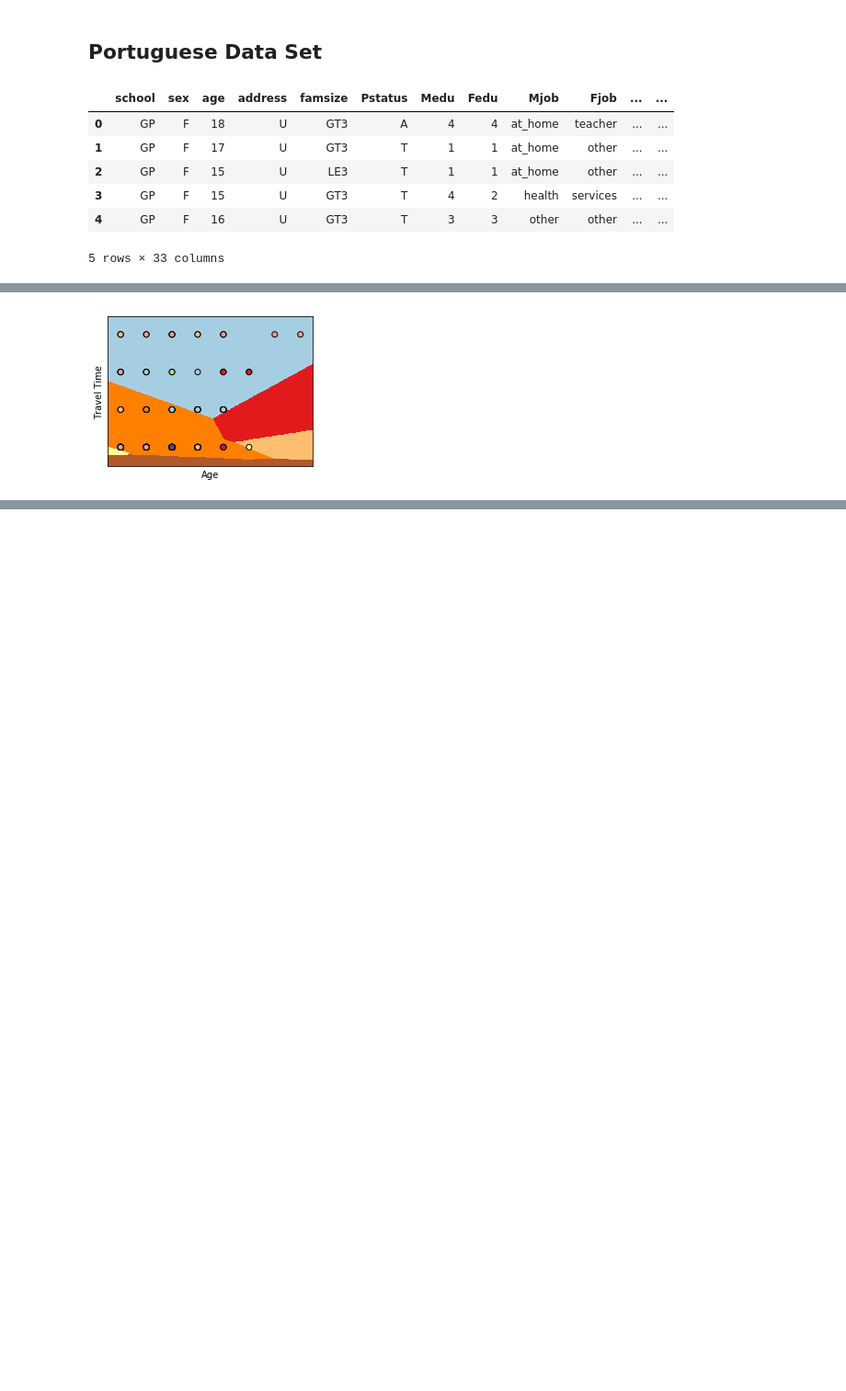
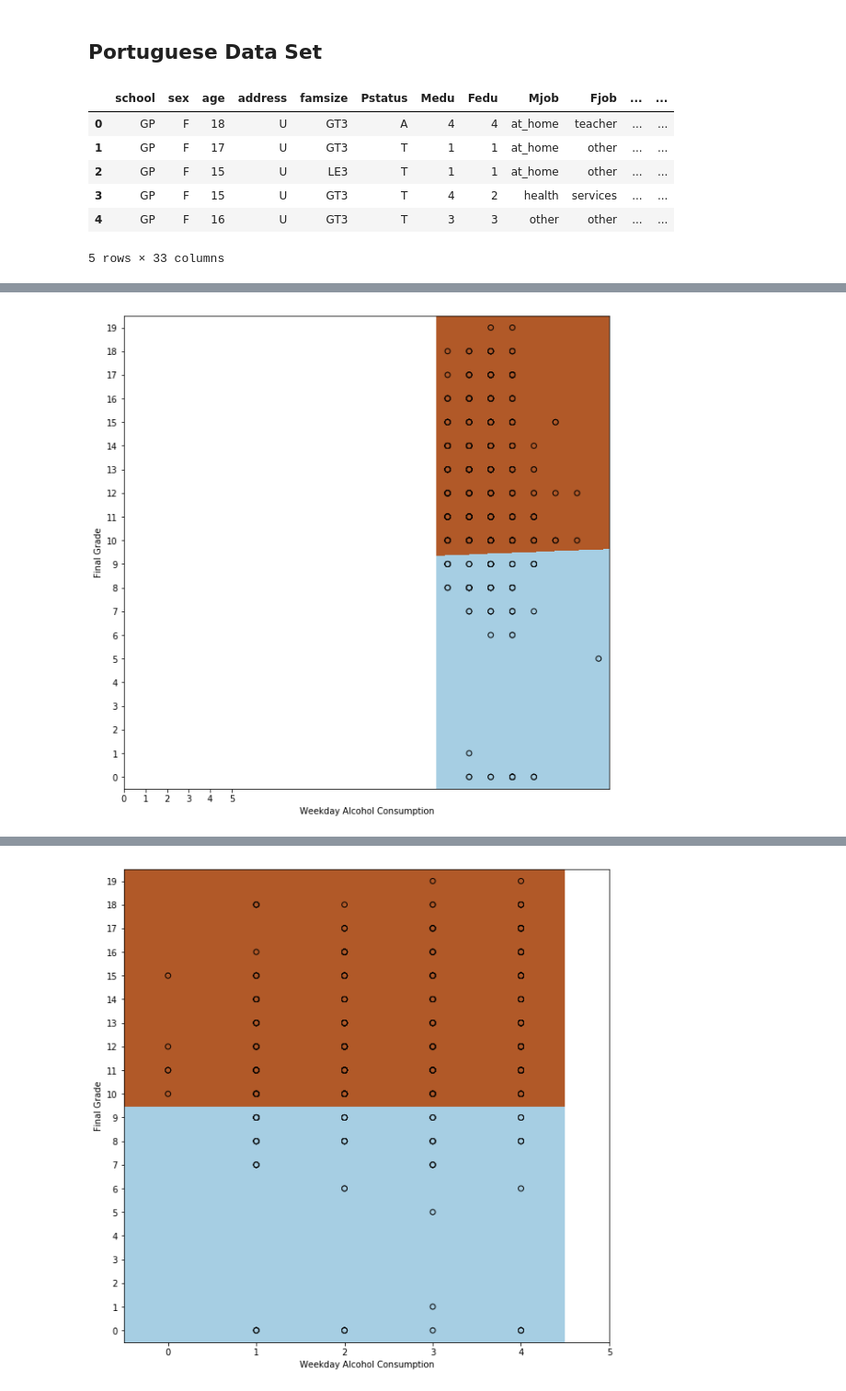
Before and after one commit to silvercam15/Data-Science---Exploring-the-Influence-of-Social-Life-on-Academics, a Jupyter notebook: Data Science Project.ipynb, the cells around one changed output, grey strips where cells are left out. Shown at 92% size. Drawn from its saved outputs; the diff is of its cells as text; code cells hidden in the pictures; blank space fills up the shorter version.

```diff
--- a/Data Science Project.ipynb
+++ b/Data Science Project.ipynb
@@ -129,0 +330,16 @@ plt.show()
+# %%
+best = [2, 7, 29, 15, 57]
+worst = [16, 1 ,10, 51, 56]
+count = 1
+
+print("Most indicative of Good Grades:")
+for i in best:
+    print(" %d %s: %f" % (count, X_math.columns.values[i], coeff[0][i]))
+    count = count + 1
+
+print("")
+print("Most indicative of Bad Grades:")
+count = 1
+for i in worst:
+    print(" %d %s: %f" % (count, X_math.columns.values[i], coeff[0][i]))
+    count = count + 1
@@ -130,37 +405,43 @@ plt.show()
 # %%
-X_math = math_data.iloc[:, :-1]  # features
-Y_math = math_data.iloc[:, -1]  # class
+from pylab import *
+
 h = 0.01
+bins = pd.cut(Y_port, 2, labels=False) #bin the final grade data into 2 bins
 
-X_math = pd.get_dummies(X_math)
-X_math = X_math.iloc[:, [0,5]] #create classifier using age and study time
+# iterates through all features
+for i in range(59):
+    X_port = port_data.iloc[:, :]  # features
+    Y_port = port_data.iloc[:, -1]  # class
+    X_port = pd.get_dummies(X_port)
+    X_port = X_port.iloc[:, [i,15]] #create classifier using age and study time
+    print(X_port.head())
 
-logreg = linear_model.LogisticRegression(C=1e5)
-logreg.fit(X_math, Y_math)
+    logreg = linear_model.LogisticRegression(C=1e5)
+    logreg.fit(X_port, bins)
 
-# Plot the decision boundary. For that, we will assign a color to each
-# point in the mesh [x_min, x_max]x[y_min, y_max].
-x_min, x_max = X_math.iloc[:, 0].min() - .5, X_math.iloc[:, 0].max() + .5
-y_min, y_max = X_math.iloc[:, 1].min() - .5, X_math.iloc[:, 1].max() + .5
-xx, yy = np.meshgrid(np.arange(x_min, x_max, h), np.arange(y_min, y_max, h))
-Z = logreg.predict(np.c_[xx.ravel(), yy.ravel()])
-#y_pred = logreg.predict(X_math.iloc[:, 0:1])
+    # Plot the decision boundary. For that, we will assign a color to each
+    # point in the mesh [x_min, x_max]x[y_min, y_max].
+    x_min, x_max = X_port.iloc[:, 0].min() - .5, X_port.iloc[:, 0].max() + .5
+    y_min, y_max = X_port.iloc[:, 1].min() - .5, X_port.iloc[:, 1].max() + .5
+    xx, yy = np.meshgrid(np.arange(x_min, x_max, h), np.arange(y_min, y_max, h))
+    Z = logreg.predict(np.c_[xx.ravel(), yy.ravel()])
+    #y_pred = logreg.predict(X_math.iloc[:, 0:1])
 
-# Put the result into a color plot
-Z = Z.reshape(xx.shape)
-plt.figure(1, figsize=(4, 3))
-plt.pcolormesh(xx, yy, Z, cmap=plt.cm.Paired)
+    # Put the result into a color plot
+    Z = Z.reshape(xx.shape)
+    plt.figure(1, figsize=(10, 10))
+    plt.pcolormesh(xx, yy, Z, cmap=plt.cm.Paired)
 
-# Plot also the training points
-plt.scatter(X_math.iloc[:, 0], X_math.iloc[:, 1], c=Y_math, edgecolors='k', cmap=plt.cm.Paired)
-plt.xlabel('Age')
-plt.ylabel('Travel Time')
+    # Plot also the training points
+    plt.scatter(X_port.iloc[:, 0], X_port.iloc[:, 1], c=bins, edgecolors='k', cmap=plt.cm.Paired)
+    plt.xlabel('Weekday Alcohol Consumption')
+    plt.ylabel('Final Grade')
 
-plt.xlim(xx.min(), xx.max())
-plt.ylim(yy.min(), yy.max())
+    plt.xlim(xx.min(), xx.max())
+    plt.ylim(yy.min(), yy.max())
 
-plt.xticks(())
-plt.yticks(())
+    plt.xticks((arange(6) ))
+    plt.yticks(( arange(20)))
 
-plt.show()
+    plt.show()
 # %% [output]
@@ -167 +454 @@ plt.show()
-[figure, old version]
+[figure, new version]
@@ -167,0 +461 @@ plt.show()
+[figure, added]
```
Also changed, not shown: parts of 37 cells of this notebook.
